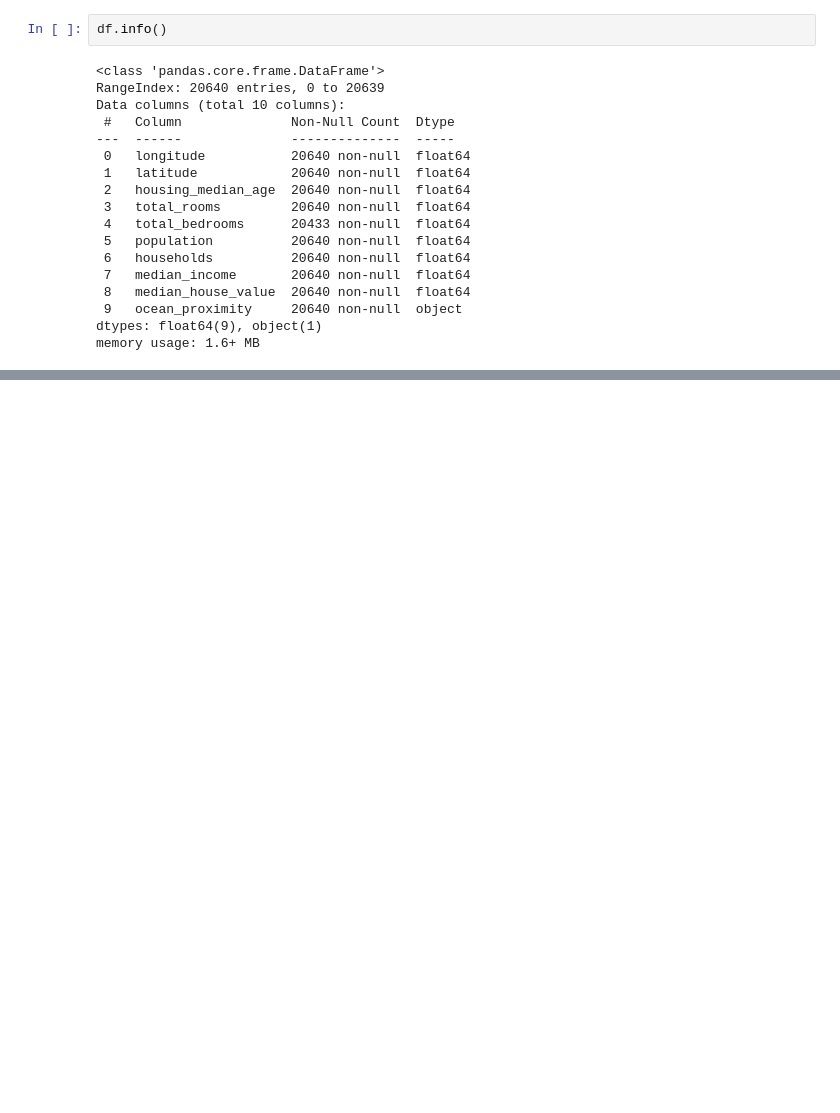
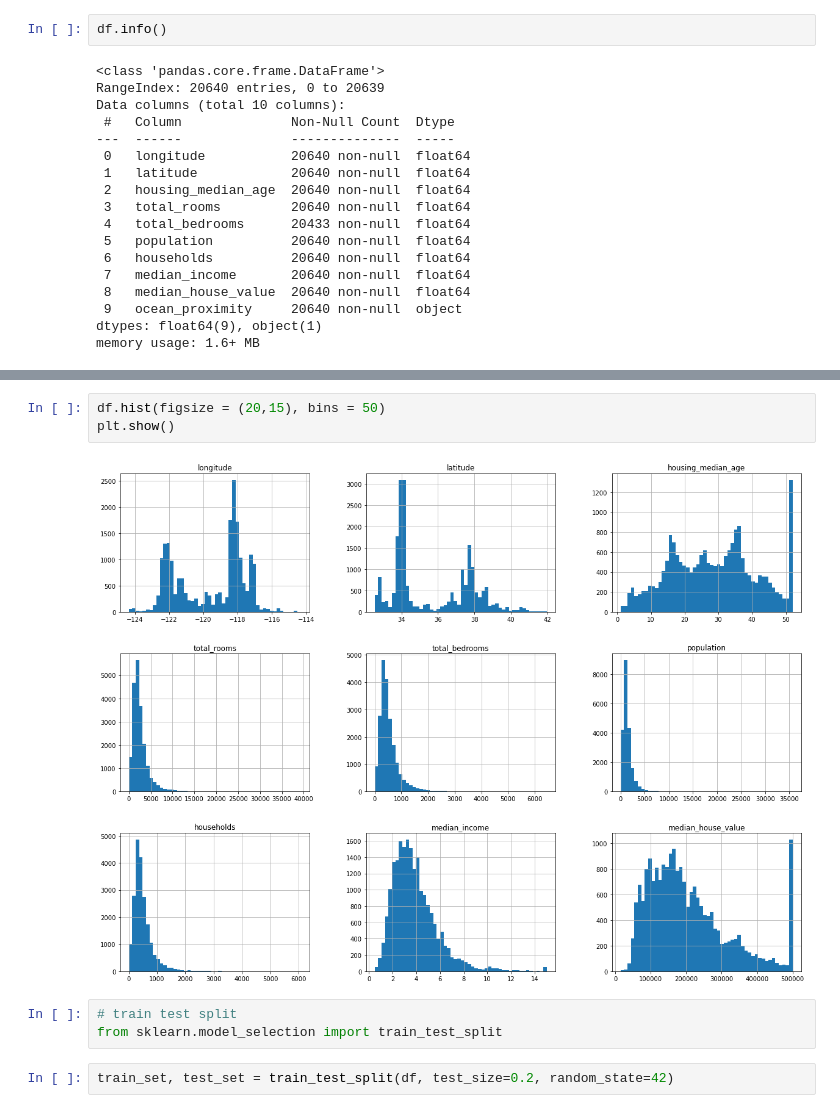
Before and after one commit to carlosjgarza89/handson-ml-ch2, a Jupyter notebook: housing_regression.ipynb, the cells around one changed output, grey strips where cells are left out. Drawn from its saved outputs; the diff is of its cells as text; blank space fills up the shorter version.

Commit message:
Continue EDA, split data into training and test sets

```diff
--- a/housing_regression.ipynb
+++ b/housing_regression.ipynb
@@ -35,0 +60,10 @@ memory usage: 1.6+ MB
+# %%
+df.hist(figsize = (20,15), bins = 50)
+plt.show()
+# %% [output]
+[figure, added]
+# %%
+# train test split
+from sklearn.model_selection import train_test_split
+# %%
+train_set, test_set = train_test_split(df, test_size=0.2, random_state=42)
```
Also changed, not shown: parts of 3 cells of this notebook.
